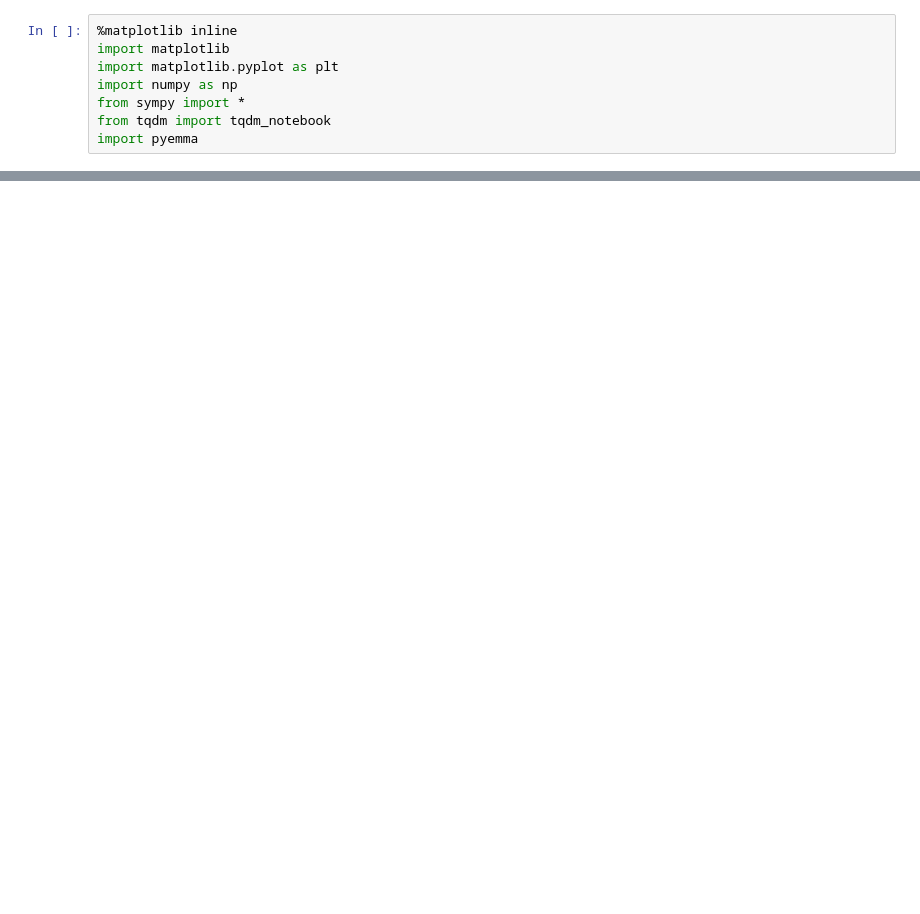
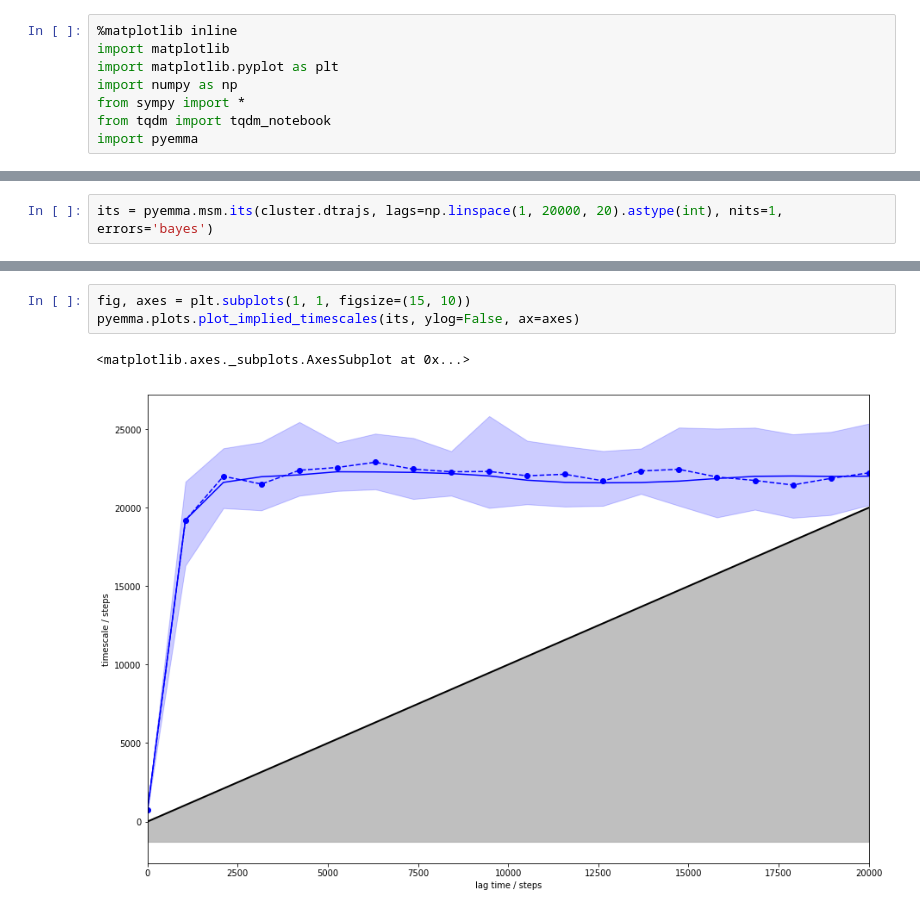
Before and after one commit to pelegs/msm, a Jupyter notebook: simulations/validations/kramers/1D/quick_test/quick_kramers.ipynb, the cells around one changed output, grey strips where cells are left out. Drawn from its saved outputs; the diff is of its cells as text; blank space fills up the shorter version.

```diff
--- a/simulations/validations/kramers/1D/quick_test/quick_kramers.ipynb
+++ b/simulations/validations/kramers/1D/quick_test/quick_kramers.ipynb
@@ -83,0 +73,2 @@ plt.plot(ms, ks)
+# %%
+its = pyemma.msm.its(cluster.dtrajs, lags=np.linspace(1, 20000, 20).astype(int), nits=1, errors='bayes')
@@ -83,0 +94,6 @@ plt.plot(ms, ks)
+# %%
+fig, axes = plt.subplots(1, 1, figsize=(15, 10))
+pyemma.plots.plot_implied_timescales(its, ylog=False, ax=axes)
+# %% [output]
+<matplotlib.axes._subplots.AxesSubplot at 0x...>
+[figure, added]
```
Also changed, not shown: parts of 12 cells of this notebook, 25 other files.
